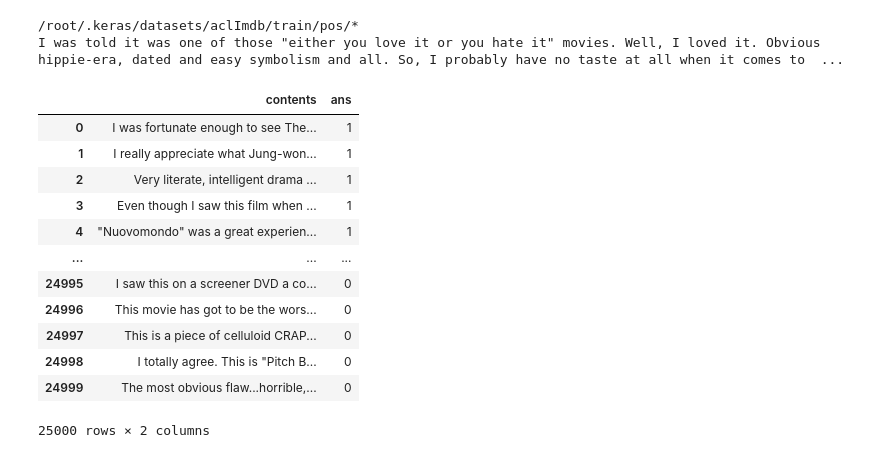
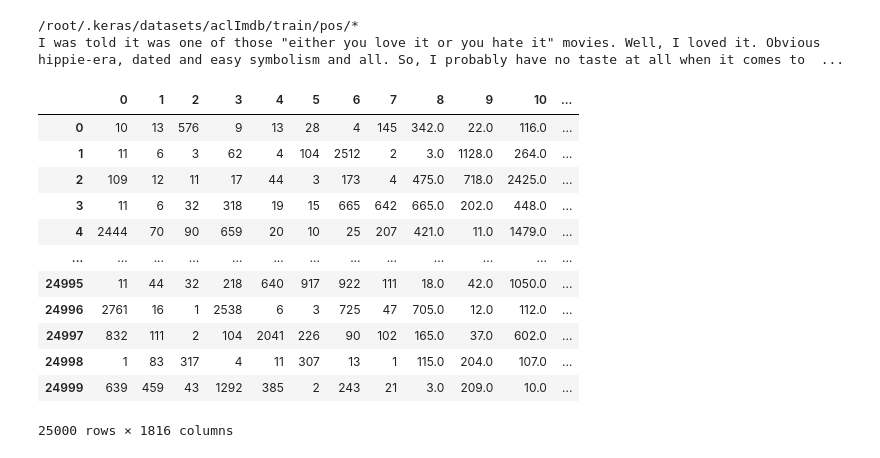
Before and after one commit to kurtlee1984/Deep_Leaning, a Jupyter notebook: sentiment.ipynb, the cells around one changed output. Cells and saved outputs as stored; diff of their text form; code cells hidden in the pictures.

```diff
--- a/sentiment.ipynb
+++ b/sentiment.ipynb
@@ -47,19 +47,31 @@ def get_data(base="train"):
     return df
 train_df = get_data(base="train")
 test_df = get_data(base="test")
-# %%
-test_df
-# %% [output]
-|  | contents | ans |
-| 0 | I was fortunate enough to see The... | 1 |
-| 1 | I really appreciate what Jung-won... | 1 |
-| 2 | Very literate, intelligent drama ... | 1 |
-| 3 | Even though I saw this film when ... | 1 |
-| 4 | "Nuovomondo" was a great experien... | 1 |
-| ... | ... | ... |
-| 24995 | I saw this on a screener DVD a co... | 0 |
-| 24996 | This movie has got to be the wors... | 0 |
-| 24997 | This is a piece of celluloid CRAP... | 0 |
-| 24998 | I totally agree. This is "Pitch B... | 0 |
-| 24999 | The most obvious flaw...horrible,... | 0 |
-25000 rows × 2 columns
+# %%
+# Step1. Tokenize
+# 我們絕對不會使用0, 因為0是拿來做padding
+from tensorflow.keras.preprocessing.text import Tokenizer
+tok = Tokenizer(num_words=3000)
+tok.fit_on_texts(train_df["contents"])
+# %%
+# Step2. Sequenize
+# tok.word_index
+# tok.index_word[3000]
+# 文章(token) -> sequence
+x_train_seq = tok.texts_to_sequences(train_df["contents"])
+x_test_seq = tok.texts_to_sequences(test_df["contents"])
+pd.DataFrame(x_train_seq)
+# %% [output]
+|  | 0 | 1 | 2 | 3 | 4 | 5 | 6 | 7 | 8 | 9 | 10 | ... |
+| 0 | 10 | 13 | 576 | 9 | 13 | 28 | 4 | 145 | 342.0 | 22.0 | 116.0 | ... |
+| 1 | 11 | 6 | 3 | 62 | 4 | 104 | 2512 | 2 | 3.0 | 1128.0 | 264.0 | ... |
+| 2 | 109 | 12 | 11 | 17 | 44 | 3 | 173 | 4 | 475.0 | 718.0 | 2425.0 | ... |
+| 3 | 11 | 6 | 32 | 318 | 19 | 15 | 665 | 642 | 665.0 | 202.0 | 448.0 | ... |
+| 4 | 2444 | 70 | 90 | 659 | 20 | 10 | 25 | 207 | 421.0 | 11.0 | 1479.0 | ... |
+| ... | ... | ... | ... | ... | ... | ... | ... | ... | ... | ... | ... | ... |
+| 24995 | 11 | 44 | 32 | 218 | 640 | 917 | 922 | 111 | 18.0 | 42.0 | 1050.0 | ... |
+| 24996 | 2761 | 16 | 1 | 2538 | 6 | 3 | 725 | 47 | 705.0 | 12.0 | 112.0 | ... |
+| 24997 | 832 | 111 | 2 | 104 | 2041 | 226 | 90 | 102 | 165.0 | 37.0 | 602.0 | ... |
+| 24998 | 1 | 83 | 317 | 4 | 11 | 307 | 13 | 1 | 115.0 | 204.0 | 107.0 | ... |
+| 24999 | 639 | 459 | 43 | 1292 | 385 | 2 | 243 | 21 | 3.0 | 209.0 | 10.0 | ... |
+25000 rows × 1816 columns
```
Also changed, not shown: parts of 7 cells of this notebook.
